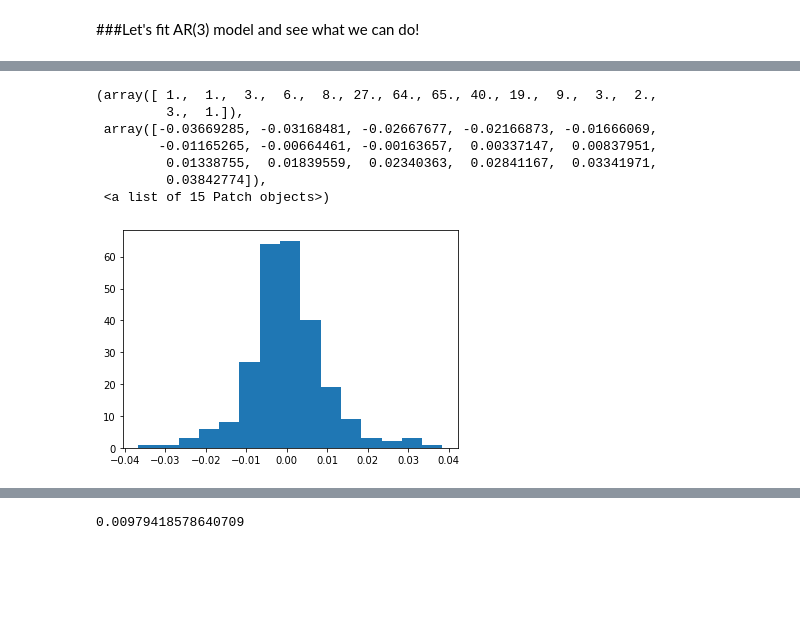
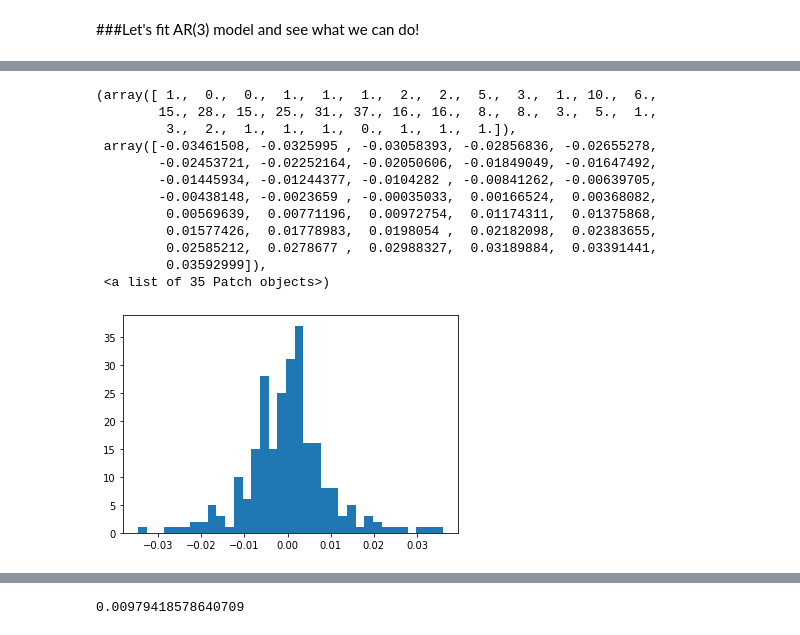
Before and after one commit to y-akbal/Tedu_Time_Series, a Jupyter notebook: W3/W3P5.ipynb, the cells around one changed output, grey strips where cells are left out. Drawn from its saved outputs; the diff is of its cells as text; code cells hidden in the pictures; blank space fills up the shorter version.

```diff
--- a/W3/W3P5.ipynb
+++ b/W3/W3P5.ipynb
@@ -201,5 +215,5 @@ T.bic
 # %% [markdown]
 ###Let's fit AR(3) model and see what we can do!
 # %%
-model = ARIMA(endog = data_log_diff, order = (3,0,0))
+model = ARIMA(endog = data_log_diff, order = (9,0,0))
 fit_model = model.fit()
@@ -226,14 +220,19 @@ dir(fit_model)
 # %%
-plt.hist(fit_model.resid,bins = 15)
+plt.hist(fit_model.resid,bins = 35)
 # %% [output]
-(array([ 1.,  1.,  3.,  6.,  8., 27., 64., 65., 40., 19.,  9.,  3.,  2.,
-         3.,  1.]),
- array([-0.03669285, -0.03168481, -0.02667677, -0.02166873, -0.01666069,
-        -0.01165265, -0.00664461, -0.00163657,  0.00337147,  0.00837951,
-         0.01338755,  0.01839559,  0.02340363,  0.02841167,  0.03341971,
-         0.03842774]),
- <a list of 15 Patch objects>)
+(array([ 1.,  0.,  0.,  1.,  1.,  1.,  2.,  2.,  5.,  3.,  1., 10.,  6.,
+        15., 28., 15., 25., 31., 37., 16., 16.,  8.,  8.,  3.,  5.,  1.,
+         3.,  2.,  1.,  1.,  1.,  0.,  1.,  1.,  1.]),
+ array([-0.03461508, -0.0325995 , -0.03058393, -0.02856836, -0.02655278,
+        -0.02453721, -0.02252164, -0.02050606, -0.01849049, -0.01647492,
+        -0.01445934, -0.01244377, -0.0104282 , -0.00841262, -0.00639705,
+        -0.00438148, -0.0023659 , -0.00035033,  0.00166524,  0.00368082,
+         0.00569639,  0.00771196,  0.00972754,  0.01174311,  0.01375868,
+         0.01577426,  0.01778983,  0.0198054 ,  0.02182098,  0.02383655,
+         0.02585212,  0.0278677 ,  0.02988327,  0.03189884,  0.03391441,
+         0.03592999]),
+ <a list of 35 Patch objects>)
-[figure, old version]
+[figure, new version]
 # %%
 fit_model.summary()
 # %% [output]
```
Also changed, not shown: parts of 15 cells of this notebook.
